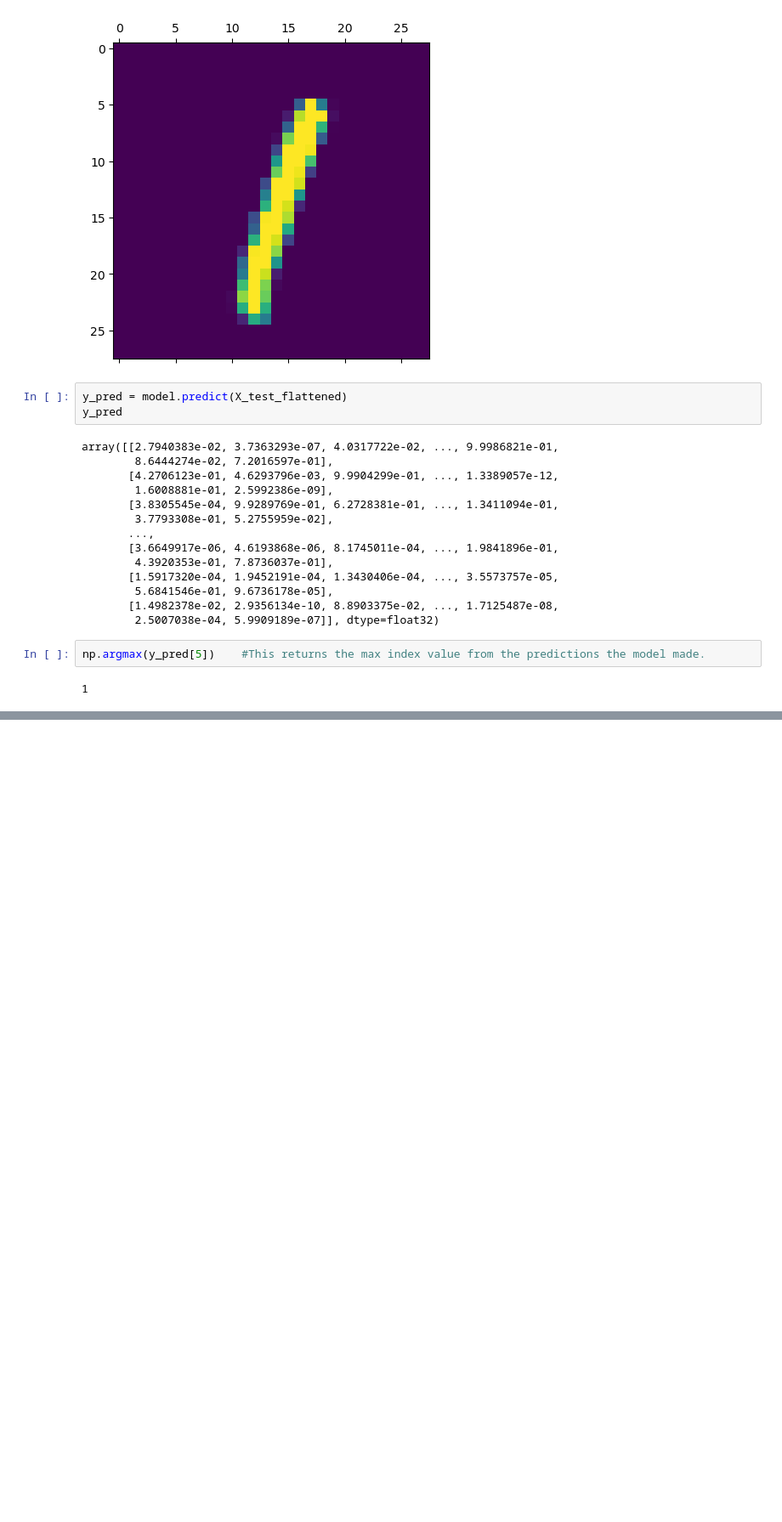
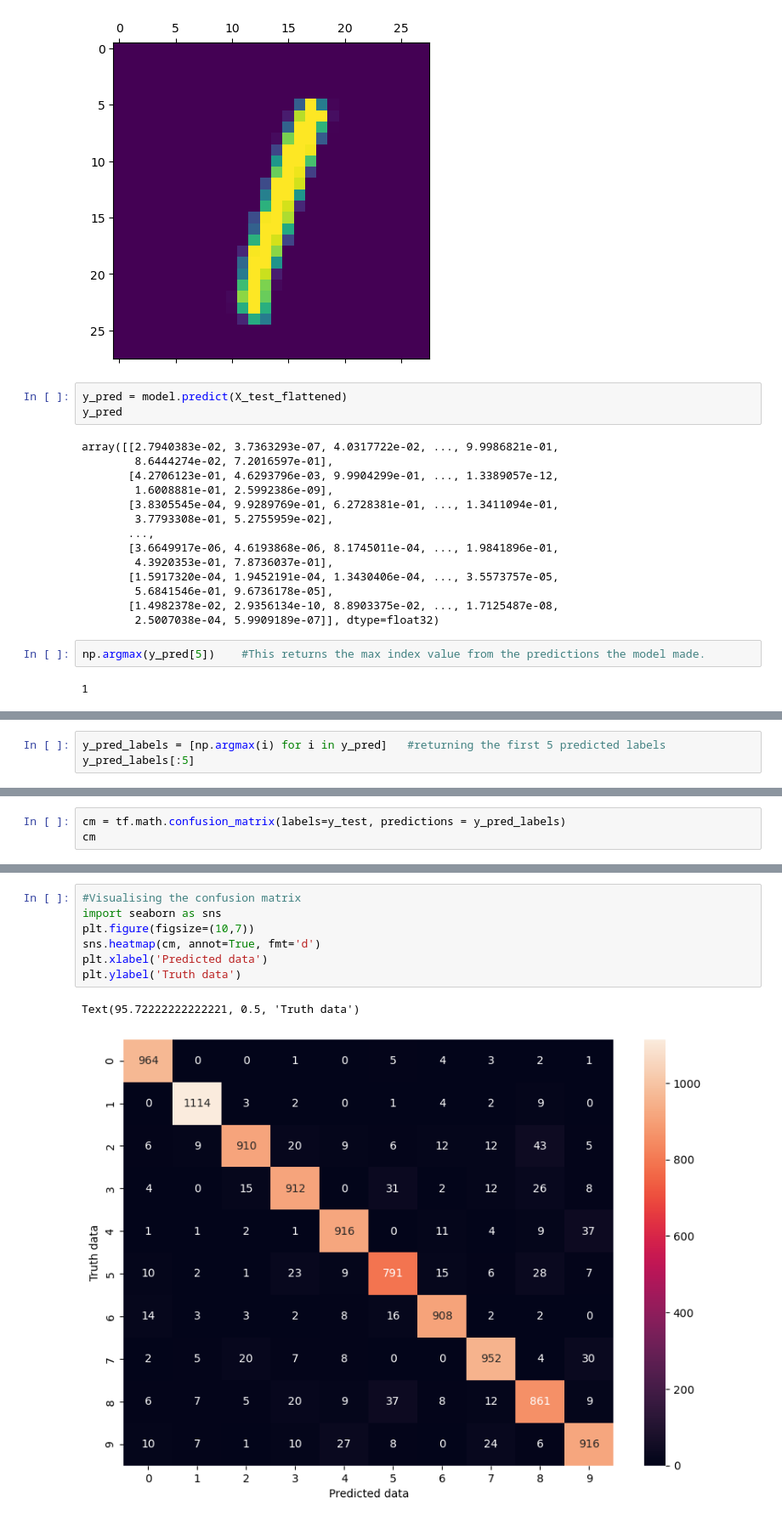
Before and after one commit to Pranav3608/Digit_recognition_NeuralNetworks, a Jupyter notebook: digit_neuron.ipynb, the cells around one changed output, grey strips where cells are left out. Shown: that part at 85% size. Cells and saved outputs as stored; diff of their text form; blank space fills up the shorter version.

Commit message:
model predictions

```diff
--- a/digit_neuron.ipynb
+++ b/digit_neuron.ipynb
@@ -236,0 +241,3 @@ np.argmax(y_pred[5])    #This returns the max index value from the predictions t
+# %%
+y_pred_labels = [np.argmax(i) for i in y_pred]   #returning the first 5 predicted labels
+y_pred_labels[:5]
@@ -236,0 +250,3 @@ np.argmax(y_pred[5])    #This returns the max index value from the predictions t
+# %%
+cm = tf.math.confusion_matrix(labels=y_test, predictions = y_pred_labels)
+cm
@@ -236,0 +265,10 @@ np.argmax(y_pred[5])    #This returns the max index value from the predictions t
+# %%
+#Visualising the confusion matrix
+import seaborn as sns
+plt.figure(figsize=(10,7))
+sns.heatmap(cm, annot=True, fmt='d')
+plt.xlabel('Predicted data')
+plt.ylabel('Truth data')
+# %% [output]
+Text(95.72222222222221, 0.5, 'Truth data')
+[figure, added]
```
Also changed, not shown: parts of 7 cells of this notebook.
